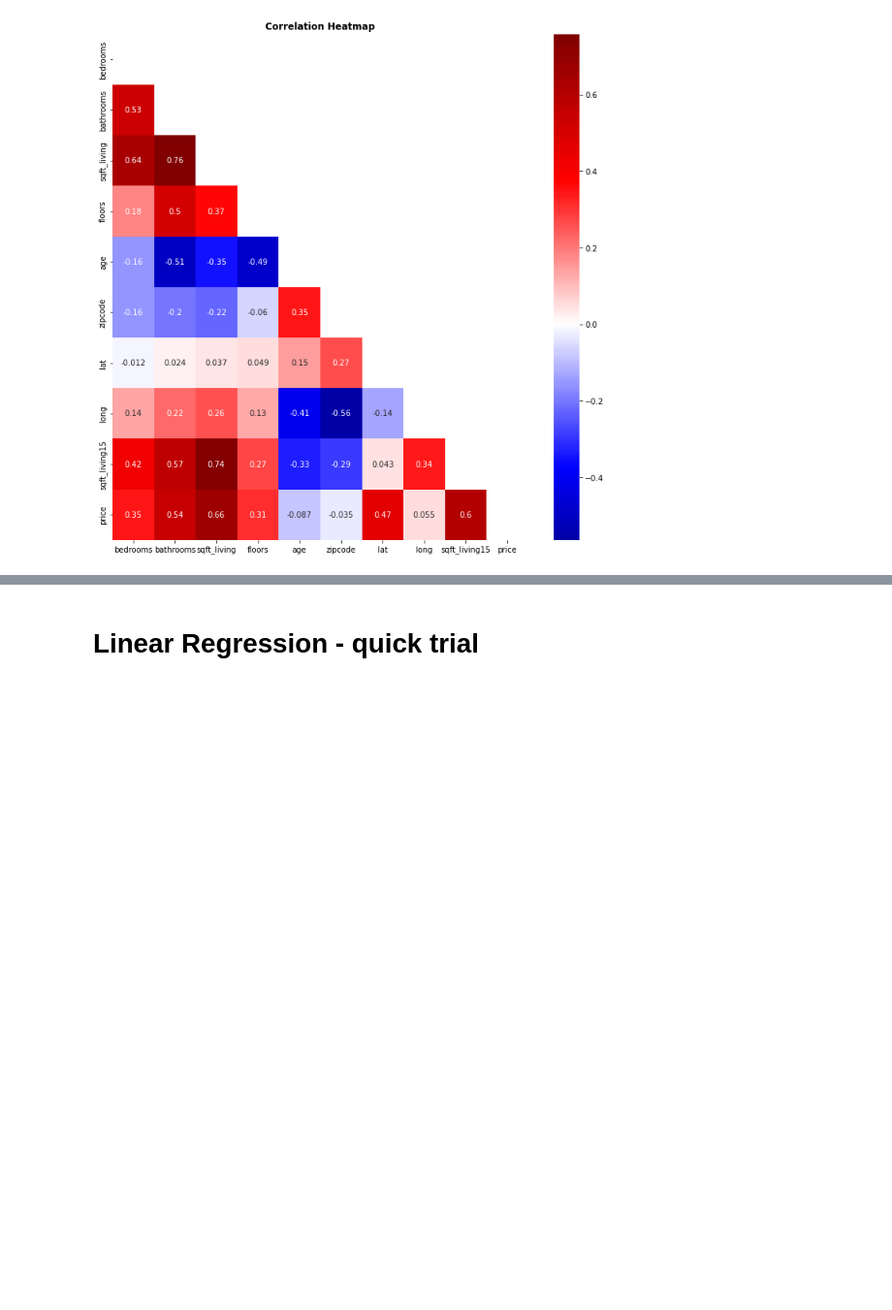
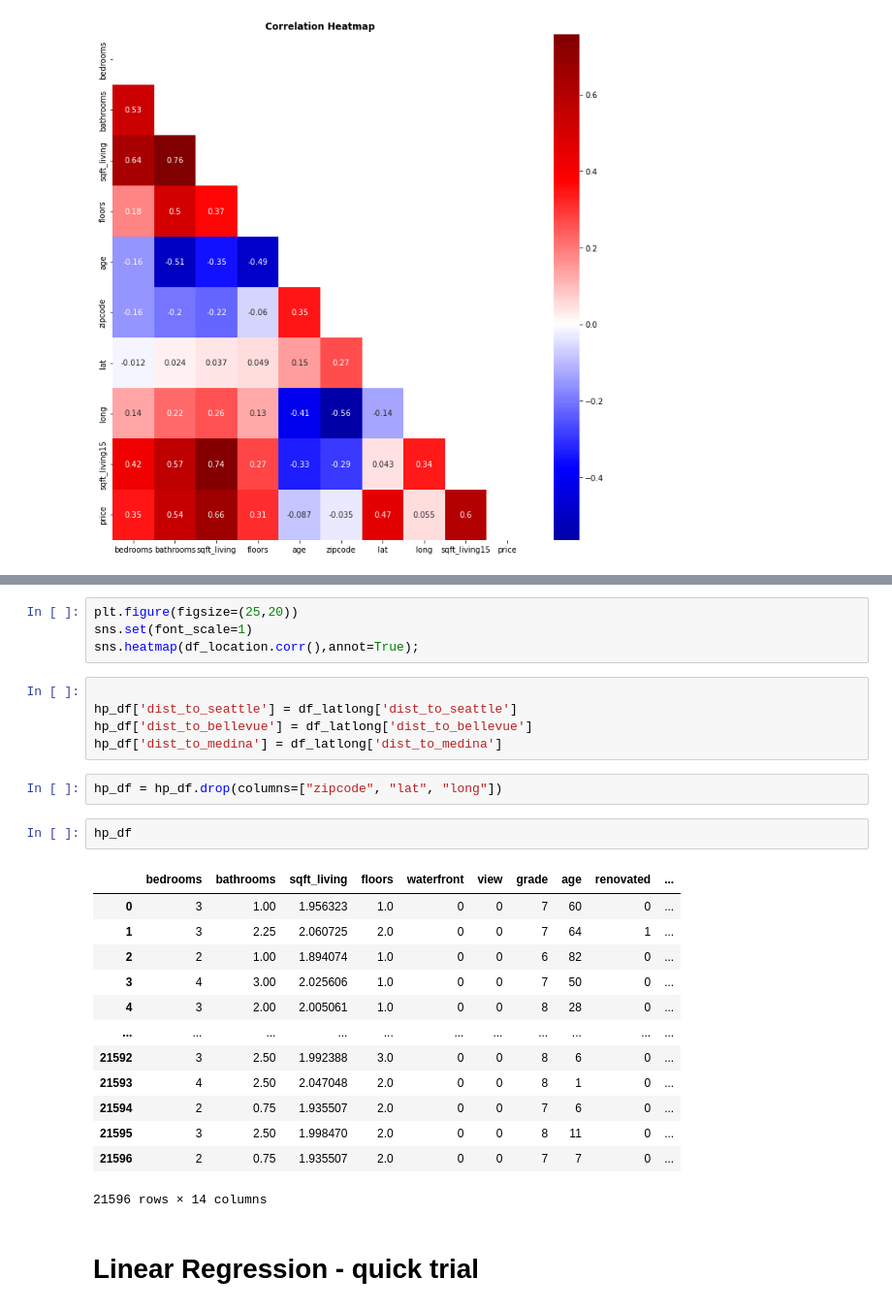
Before and after one commit to rikesahn/Mid_Term_Project, a Jupyter notebook: House_Prices_Case_Study.ipynb, the cells around one changed output, grey strips where cells are left out. Shown at 97% size. Cells and saved outputs as stored; diff of their text form; blank space fills up the shorter version.

```diff
--- a/House_Prices_Case_Study.ipynb
+++ b/House_Prices_Case_Study.ipynb
@@ -799,3 +895,30 @@ hp.df.c
+# %%
+plt.figure(figsize=(25,20))
+sns.set(font_scale=1)
+sns.heatmap(df_location.corr(),annot=True);
+# %%
+
+hp_df['dist_to_seattle'] = df_latlong['dist_to_seattle']
+hp_df['dist_to_bellevue'] = df_latlong['dist_to_bellevue']
+hp_df['dist_to_medina'] = df_latlong['dist_to_medina']
+# %%
+hp_df = hp_df.drop(columns=["zipcode", "lat", "long"])
+# %%
+hp_df
+# %% [output]
+|  | bedrooms | bathrooms | sqft_living | floors | waterfront | view | grade | age | renovated | ... |
+| 0 | 3 | 1.00 | 1.956323 | 1.0 | 0 | 0 | 7 | 60 | 0 | ... |
+| 1 | 3 | 2.25 | 2.060725 | 2.0 | 0 | 0 | 7 | 64 | 1 | ... |
+| 2 | 2 | 1.00 | 1.894074 | 1.0 | 0 | 0 | 6 | 82 | 0 | ... |
+| 3 | 4 | 3.00 | 2.025606 | 1.0 | 0 | 0 | 7 | 50 | 0 | ... |
+| 4 | 3 | 2.00 | 2.005061 | 1.0 | 0 | 0 | 8 | 28 | 0 | ... |
+| ... | ... | ... | ... | ... | ... | ... | ... | ... | ... | ... |
+| 21592 | 3 | 2.50 | 1.992388 | 3.0 | 0 | 0 | 8 | 6 | 0 | ... |
+| 21593 | 4 | 2.50 | 2.047048 | 2.0 | 0 | 0 | 8 | 1 | 0 | ... |
+| 21594 | 2 | 0.75 | 1.935507 | 2.0 | 0 | 0 | 7 | 6 | 0 | ... |
+| 21595 | 3 | 2.50 | 1.998470 | 2.0 | 0 | 0 | 8 | 11 | 0 | ... |
+| 21596 | 2 | 0.75 | 1.935507 | 2.0 | 0 | 0 | 7 | 7 | 0 | ... |
+21596 rows × 14 columns
 # %% [markdown]
 # Linear Regression - quick trial
 # %%
```
Also changed, not shown: parts of 14 cells of this notebook.
